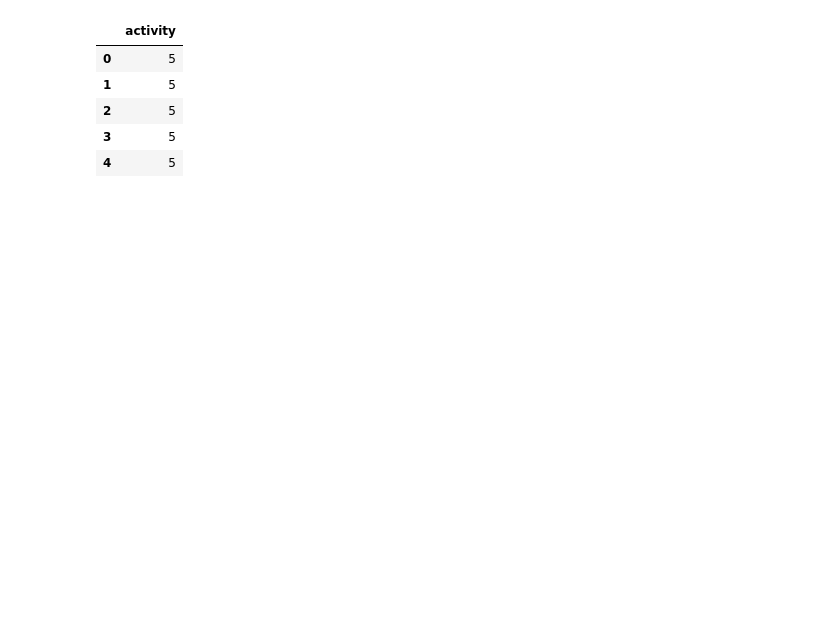
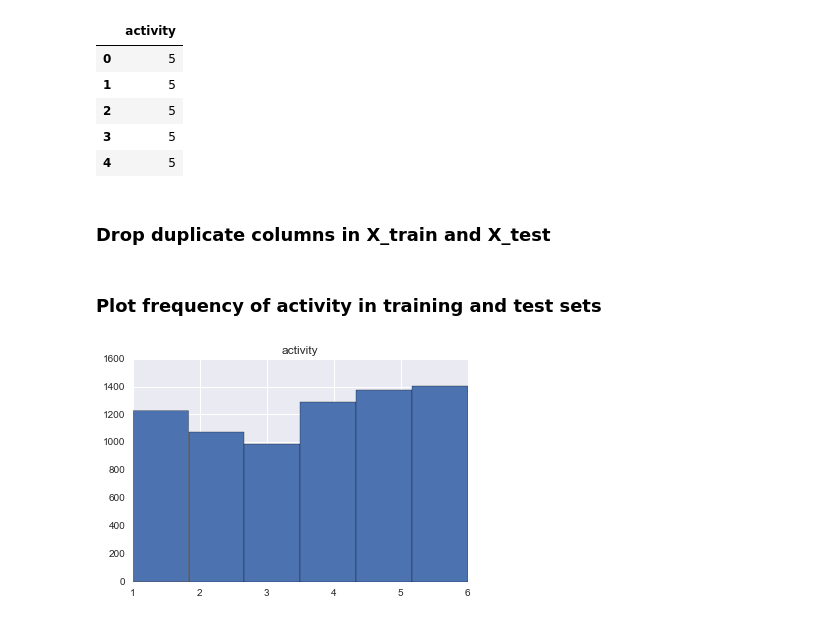
Before and after one commit to danielstallworthmit/thinkful, a Jupyter notebook: datascience/predict/Random Forest.ipynb, the cells around one changed output. Saved outputs shown, nothing was run; the diff lists cells and outputs as text; code cells hidden in the pictures; blank space fills up the shorter version.

```diff
--- a/datascience/predict/Random Forest.ipynb
+++ b/datascience/predict/Random Forest.ipynb
@@ -61,3 +62,5 @@ y_train.head()
 | 2 | 5 |
 | 3 | 5 |
 | 4 | 5 |
+# %% [markdown]
+### Drop duplicate columns in X_train and X_test
@@ -63,0 +77,8 @@ y_train.head()
+# %% [markdown]
+### Plot frequency of activity in training and test sets
+# %%
+y_train.hist(bins=6)
+plt.xlim(1,6)
+plt.show()
+# %% [output]
+[figure, added]
```
Also changed, not shown: parts of 24 cells of this notebook.
